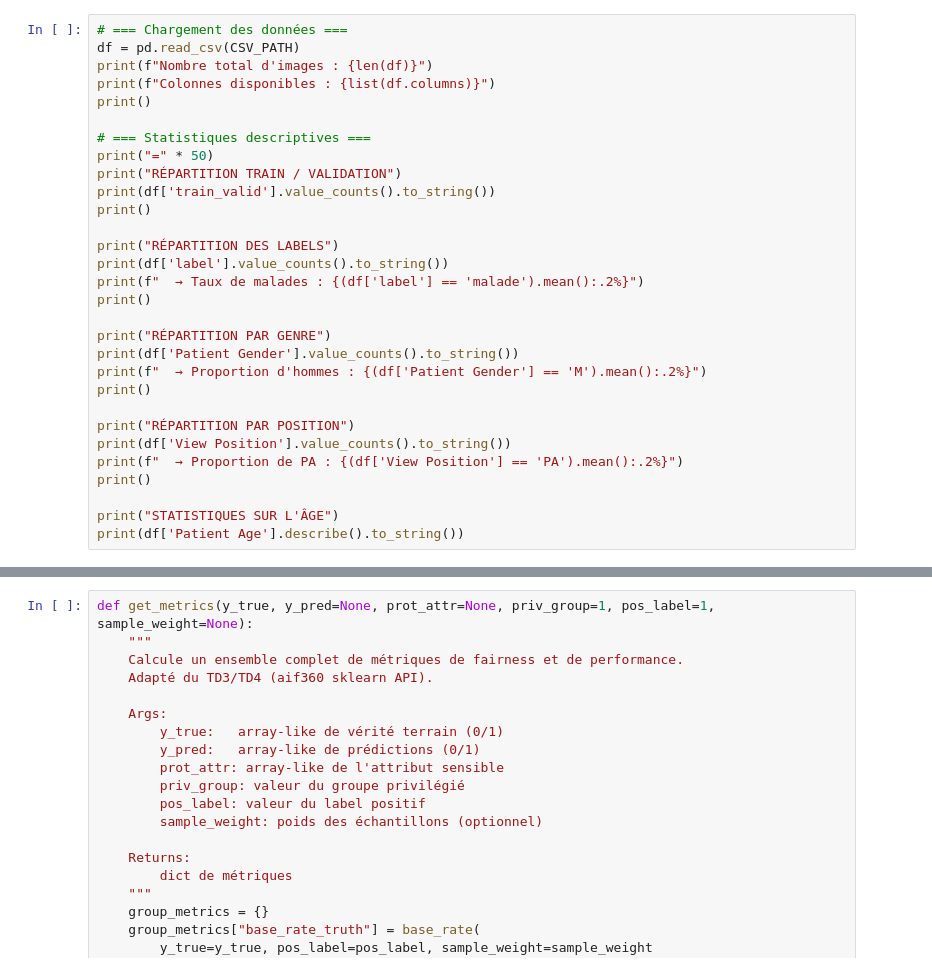
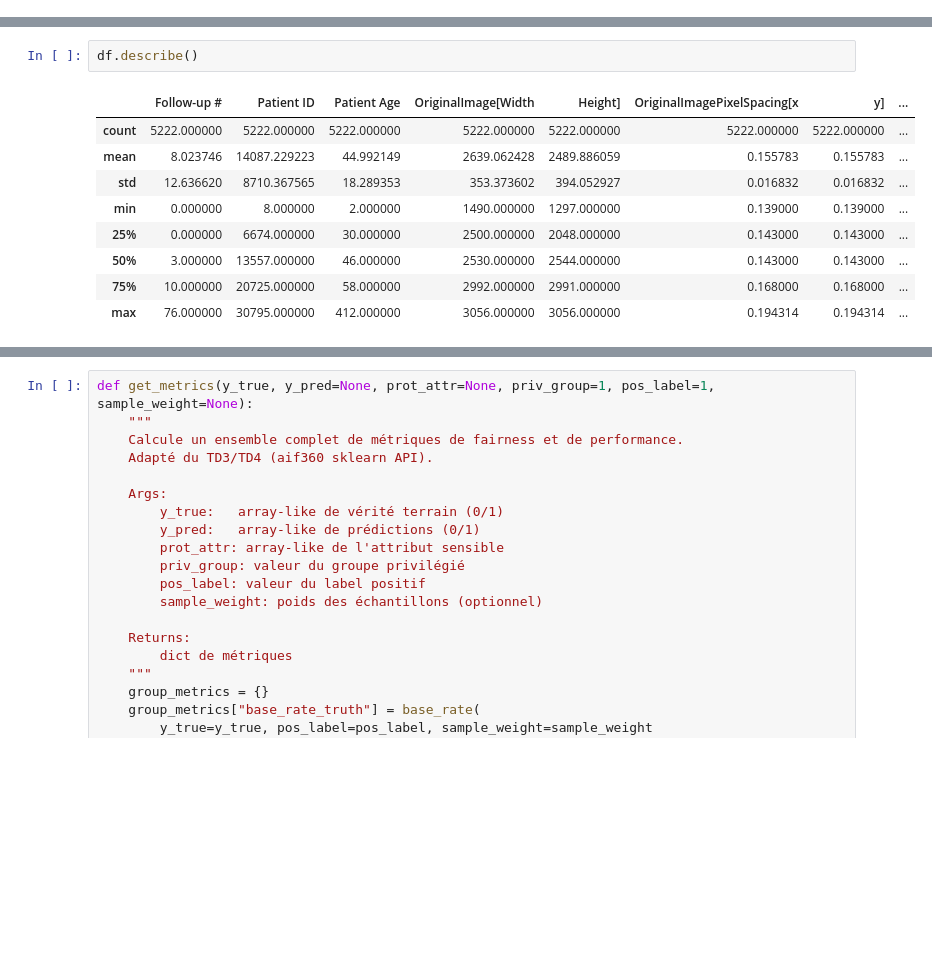
Before and after one commit to rmalapert/Fairness-in-AI, a Jupyter notebook: Projet_Final.ipynb, the cells around one changed output, grey strips where cells are left out. Cells and saved outputs as stored; diff of their text form; blank space fills up the shorter version.

```diff
--- a/Projet_Final.ipynb
+++ b/Projet_Final.ipynb
@@ -95,30 +153,0 @@ L'analyse ici est **plus concise** que celle du mi-projet : nous mettons en évi
-# %%
-# === Chargement des données ===
-df = pd.read_csv(CSV_PATH)
-print(f"Nombre total d'images : {len(df)}")
-print(f"Colonnes disponibles : {list(df.columns)}")
-print()
-
-# === Statistiques descriptives ===
-print("=" * 50)
-print("RÉPARTITION TRAIN / VALIDATION")
-print(df['train_valid'].value_counts().to_string())
-print()
-
-print("RÉPARTITION DES LABELS")
-print(df['label'].value_counts().to_string())
-print(f"  → Taux de malades : {(df['label'] == 'malade').mean():.2%}")
-print()
-
-print("RÉPARTITION PAR GENRE")
-print(df['Patient Gender'].value_counts().to_string())
-print(f"  → Proportion d'hommes : {(df['Patient Gender'] == 'M').mean():.2%}")
-print()
-
-print("RÉPARTITION PAR POSITION")
-print(df['View Position'].value_counts().to_string())
-print(f"  → Proportion de PA : {(df['View Position'] == 'PA').mean():.2%}")
-print()
-
-print("STATISTIQUES SUR L'ÂGE")
-print(df['Patient Age'].describe().to_string())
@@ -142,0 +221,12 @@ max       412.000000
+# %%
+df.describe()
+# %% [output]
+|  | Follow-up # | Patient ID | Patient Age | OriginalImage[Width | Height] | OriginalImagePixelSpacing[x | y] | ... |
+| count | 5222.000000 | 5222.000000 | 5222.000000 | 5222.000000 | 5222.000000 | 5222.000000 | 5222.000000 | ... |
+| mean | 8.023746 | 14087.229223 | 44.992149 | 2639.062428 | 2489.886059 | 0.155783 | 0.155783 | ... |
+| std | 12.636620 | 8710.367565 | 18.289353 | 353.373602 | 394.052927 | 0.016832 | 0.016832 | ... |
+| min | 0.000000 | 8.000000 | 2.000000 | 1490.000000 | 1297.000000 | 0.139000 | 0.139000 | ... |
+| 25% | 0.000000 | 6674.000000 | 30.000000 | 2500.000000 | 2048.000000 | 0.143000 | 0.143000 | ... |
+| 50% | 3.000000 | 13557.000000 | 46.000000 | 2530.000000 | 2544.000000 | 0.143000 | 0.143000 | ... |
+| 75% | 10.000000 | 20725.000000 | 58.000000 | 2992.000000 | 2991.000000 | 0.168000 | 0.168000 | ... |
+| max | 76.000000 | 30795.000000 | 412.000000 | 3056.000000 | 3056.000000 | 0.194314 | 0.194314 | ... |
```
Also changed, not shown: parts of 85 cells of this notebook.
